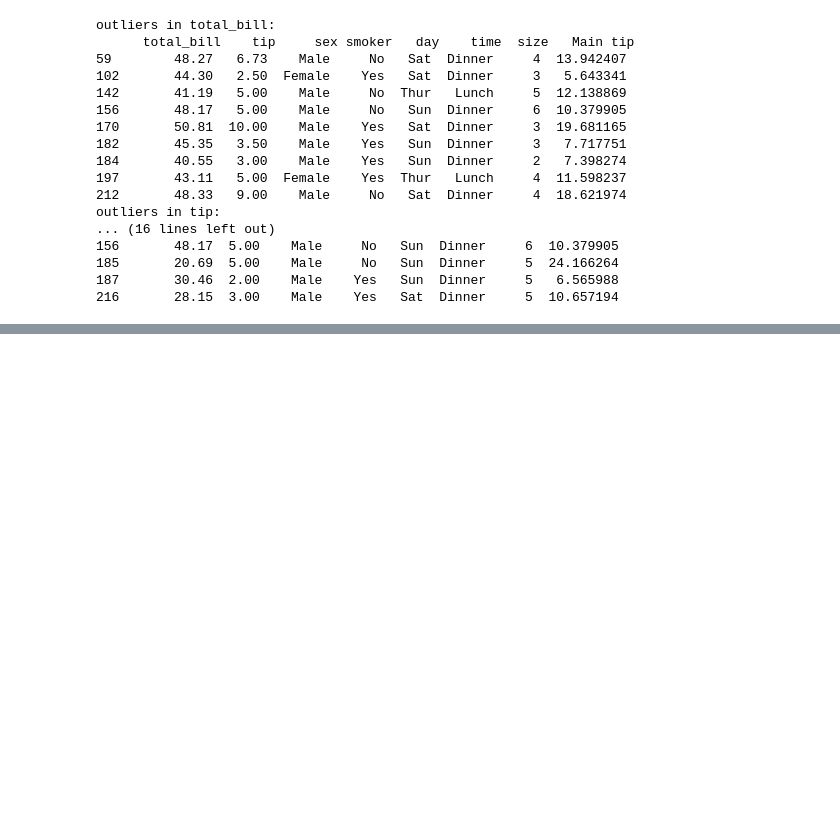
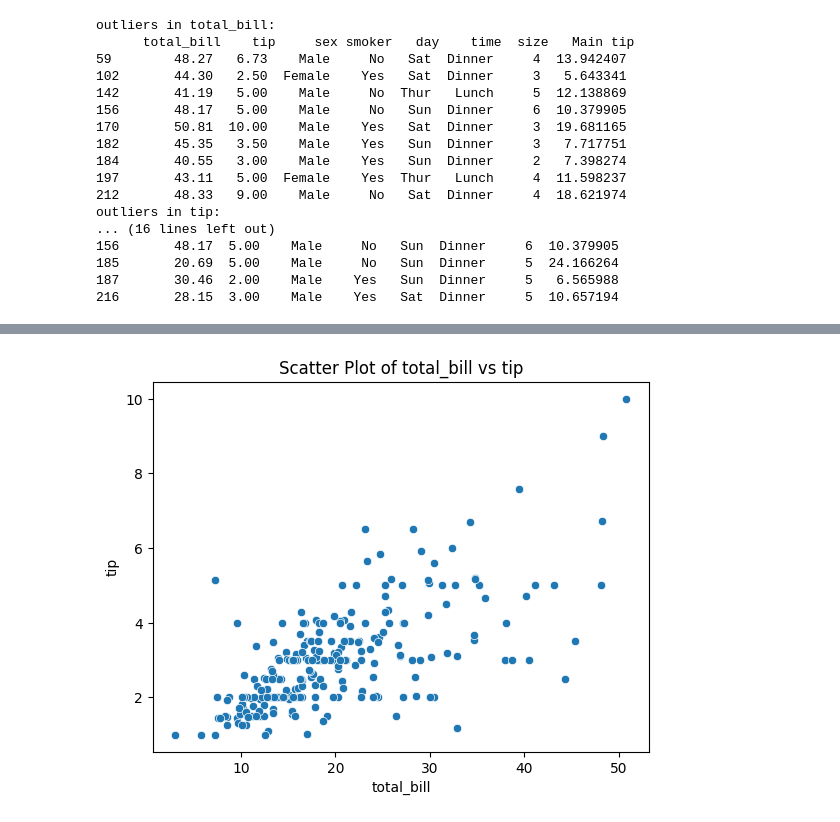
Before and after one commit to AdelGoldast/tip-percentage-calculator, a Jupyter notebook: tip_v3.ipynb, the cells around one changed output, grey strips where cells are left out. Saved outputs shown, nothing was run; the diff lists cells and outputs as text; code cells hidden in the pictures; blank space fills up the shorter version.

```diff
--- a/tip_v3.ipynb
+++ b/tip_v3.ipynb
@@ -230,0 +512,6 @@ Main tip: The percentage of the tip relative to the total bill (tip divided by t
+# %%
+sns.scatterplot(data=df, x='total_bill', y='tip')
+plt.title('Scatter Plot of total_bill vs tip')
+plt.show()
+# %% [output]
+[figure, added]
```
Also changed, not shown: parts of 29 cells of this notebook, 1 other file.
